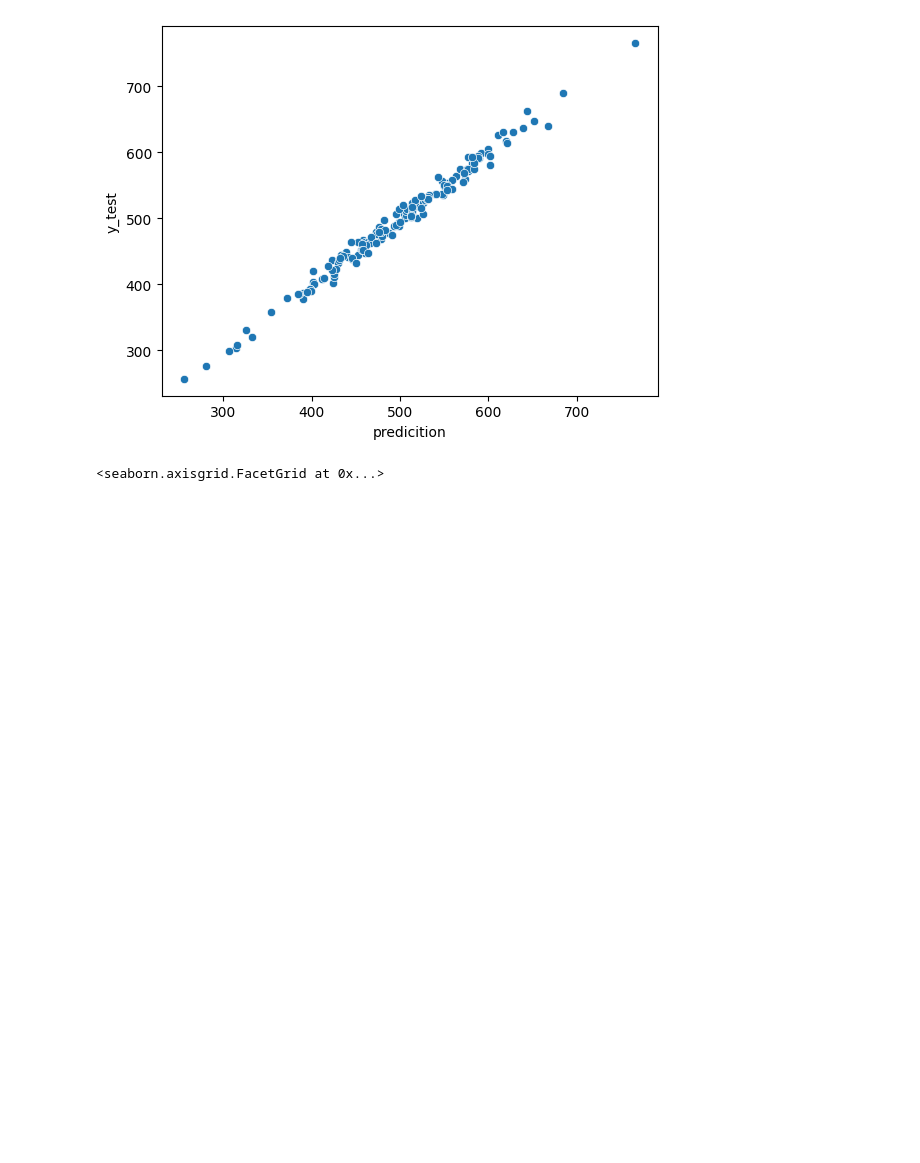
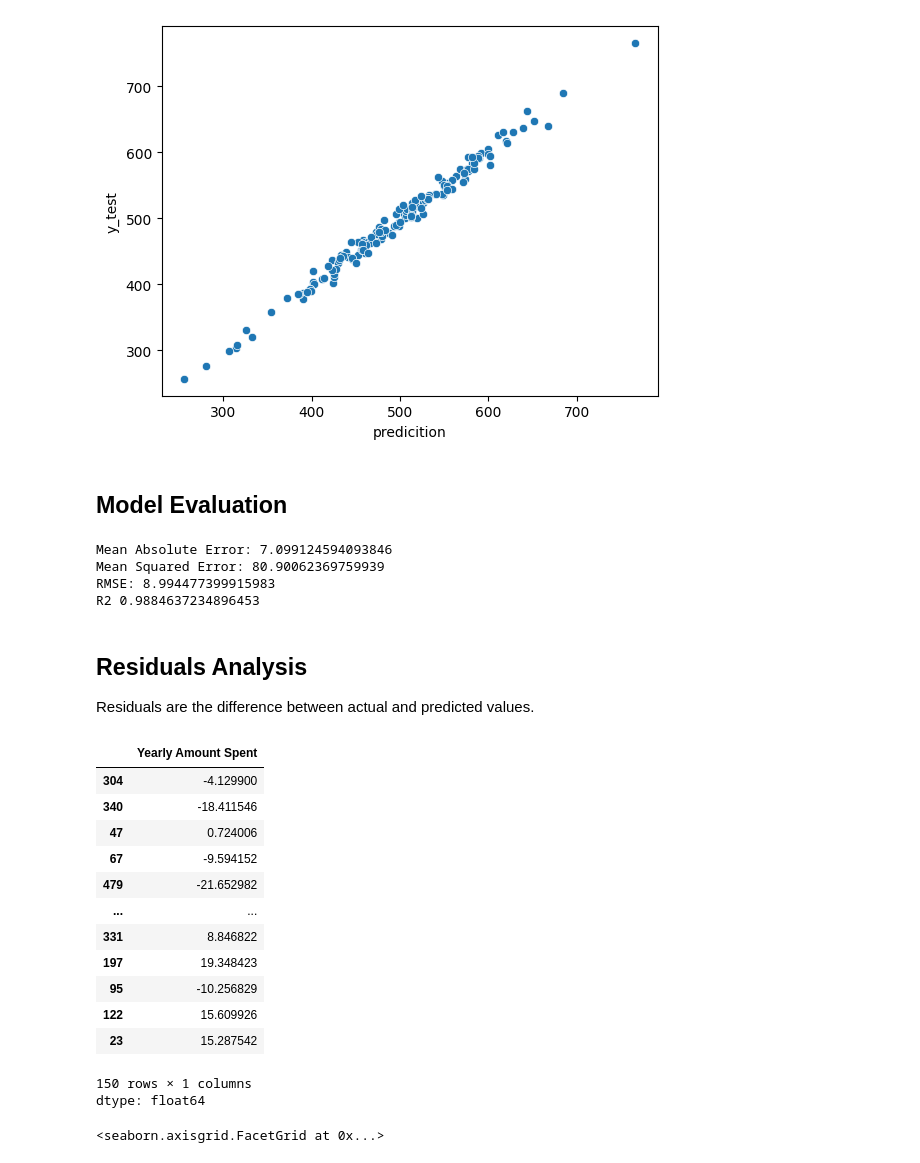
Before and after one commit to Shikaaaaaaaaa/Ahmedfathy.com, a Jupyter notebook: Linear_Regression_E_commerce.ipynb, the cells around one changed output. Saved outputs shown, nothing was run; the diff lists cells and outputs as text; code cells hidden in the pictures; blank space fills up the shorter version.

```diff
--- a/Linear_Regression_E_commerce.ipynb
+++ b/Linear_Regression_E_commerce.ipynb
@@ -132,5 +162,13 @@ from sklearn.metrics import mean_squared_error , mean_absolute_error
+# %% [markdown]
+## Model Evaluation
 # %%
 # here we r trying to know if the model is good or not
 print('Mean Absolute Error:', mean_absolute_error(y_test , predicition))
 print('Mean Squared Error:', mean_squared_error(y_test , predicition))
 print('RMSE:', np.sqrt(mean_squared_error(y_test , predicition)))
+print('R2', r2_score(y_test , predicition))
+# %% [output]
+Mean Absolute Error: 7.099124594093846
+Mean Squared Error: 80.90062369759939
+RMSE: 8.994477399915983
+R2 0.9884637234896453
@@ -139,0 +175,3 @@ residuals = y_test - predicition
+# %% [markdown]
+## Residuals Analysis
+Residuals are the difference between actual and predicted values.
@@ -140,3 +181,20 @@ residuals = y_test - predicition
+# %%
+residuals
+# %% [output]
+|  | Yearly Amount Spent |
+| 304 | -4.129900 |
+| 340 | -18.411546 |
+| 47 | 0.724006 |
+| 67 | -9.594152 |
+| 479 | -21.652982 |
+| ... | ... |
+| 331 | 8.846822 |
+| 197 | 19.348423 |
+| 95 | -10.256829 |
+| 122 | 15.609926 |
+| 23 | 15.287542 |
+150 rows × 1 columns
+dtype: float64
 # %%
 sns.displot(residuals, kde = True, bins = 30)
 # %% [output]
```
Also changed, not shown: parts of 12 cells of this notebook.
